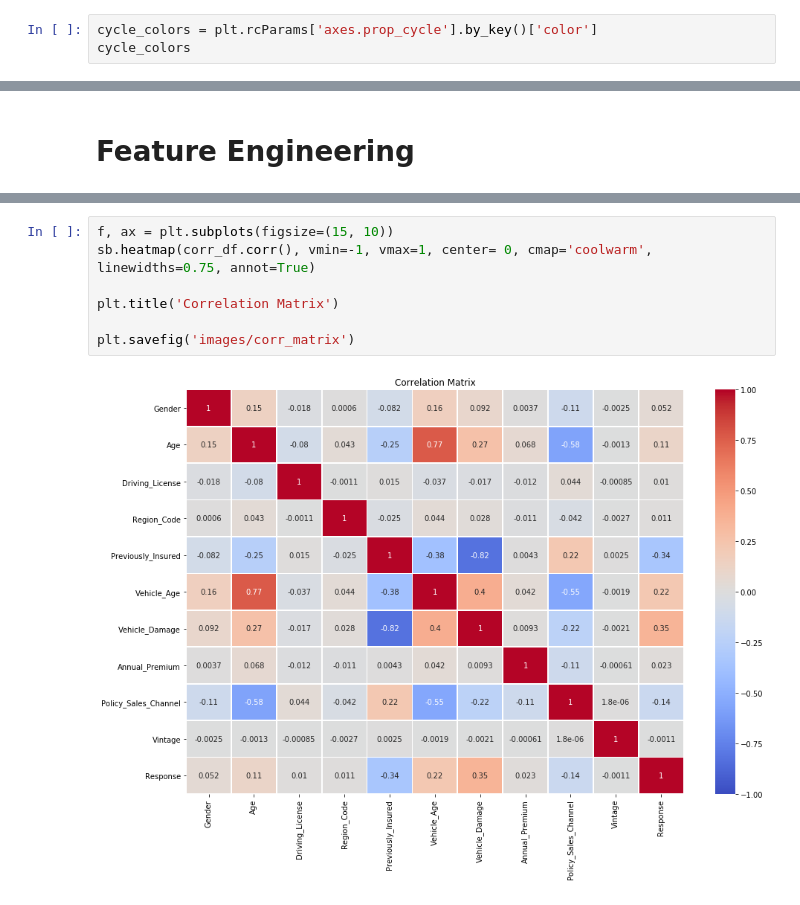
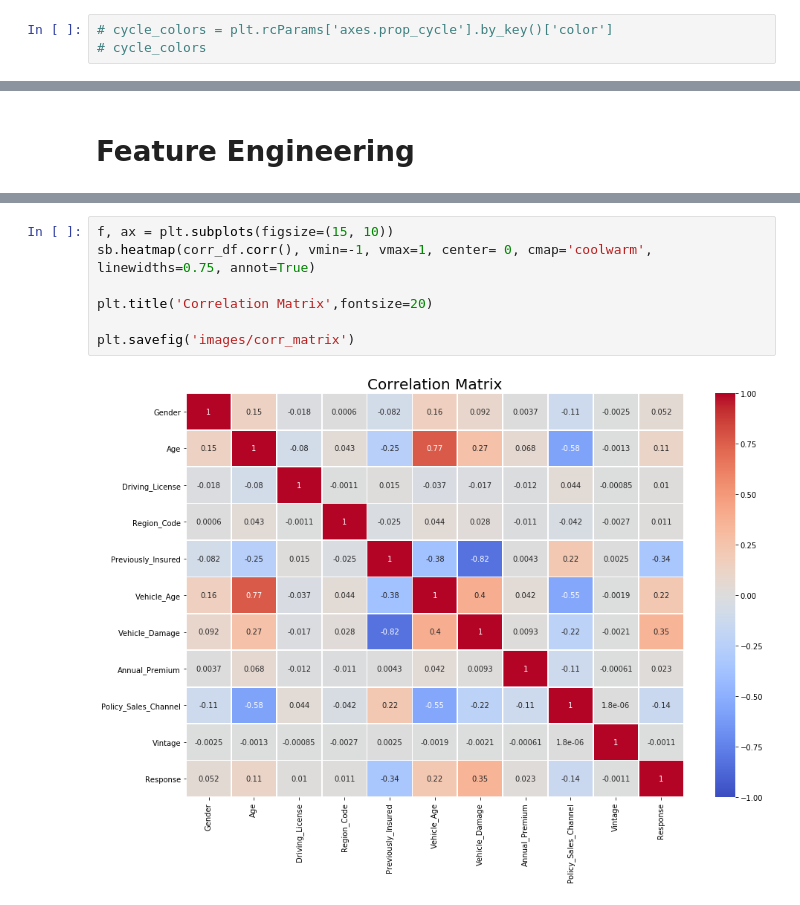
Before and after one commit to szerpa17/cross-sell-predictions, a Jupyter notebook: eda_viz.ipynb, the cells around one changed output, grey strips where cells are left out. Drawn from its saved outputs; the diff is of its cells as text.

```diff
--- a/eda_viz.ipynb
+++ b/eda_viz.ipynb
@@ -136,5 +137,5 @@ plt.savefig('images/response_bar')
 # %% [output]
 [figure]
 # %%
-cycle_colors = plt.rcParams['axes.prop_cycle'].by_key()['color']
-cycle_colors
+# cycle_colors = plt.rcParams['axes.prop_cycle'].by_key()['color']
+# cycle_colors
@@ -385,9 +375,9 @@ corr_df.head()
 # %%
 f, ax = plt.subplots(figsize=(15, 10))
 sb.heatmap(corr_df.corr(), vmin=-1, vmax=1, center= 0, cmap='coolwarm', linewidths=0.75, annot=True)
 
-plt.title('Correlation Matrix')
+plt.title('Correlation Matrix',fontsize=20)
 
 plt.savefig('images/corr_matrix')
 # %% [output]
-[figure, old version]
+[figure, new version]
```
Also changed, not shown: parts of 37 cells of this notebook, 6 other files.
